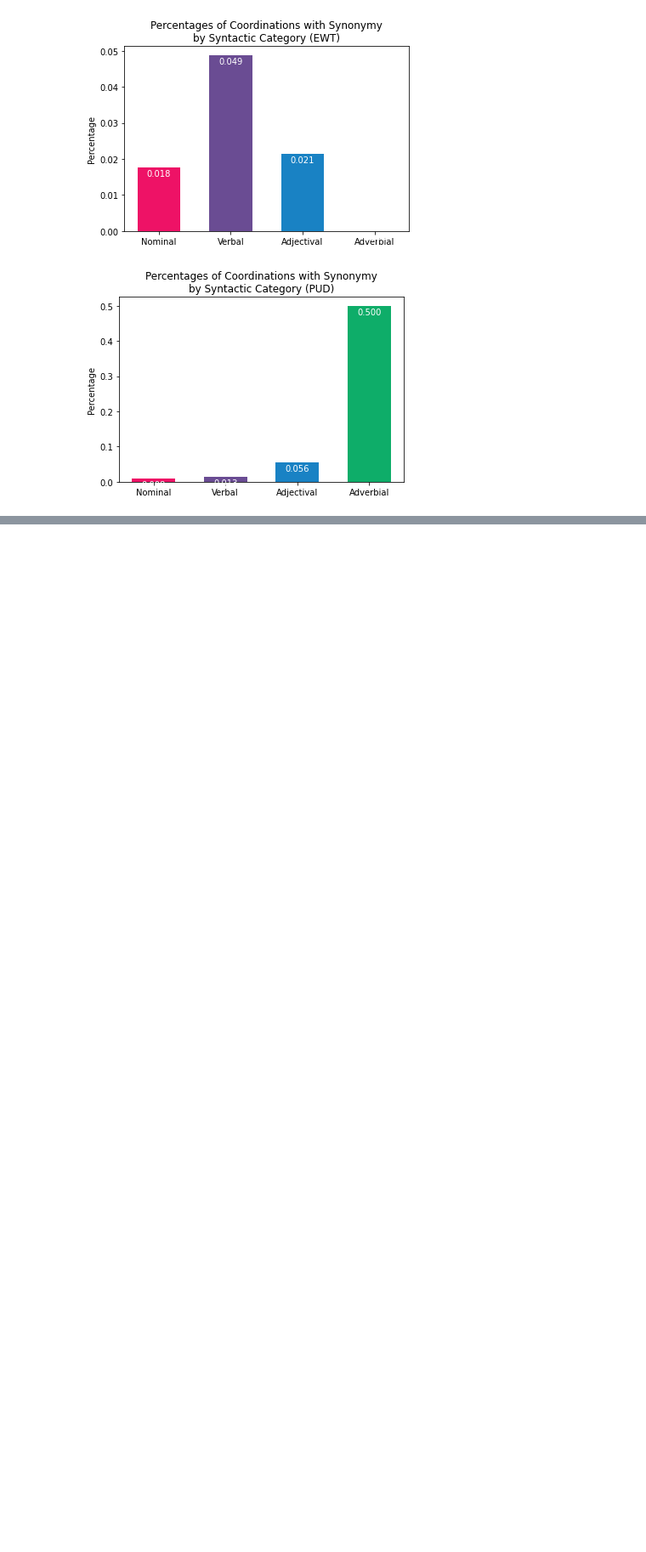
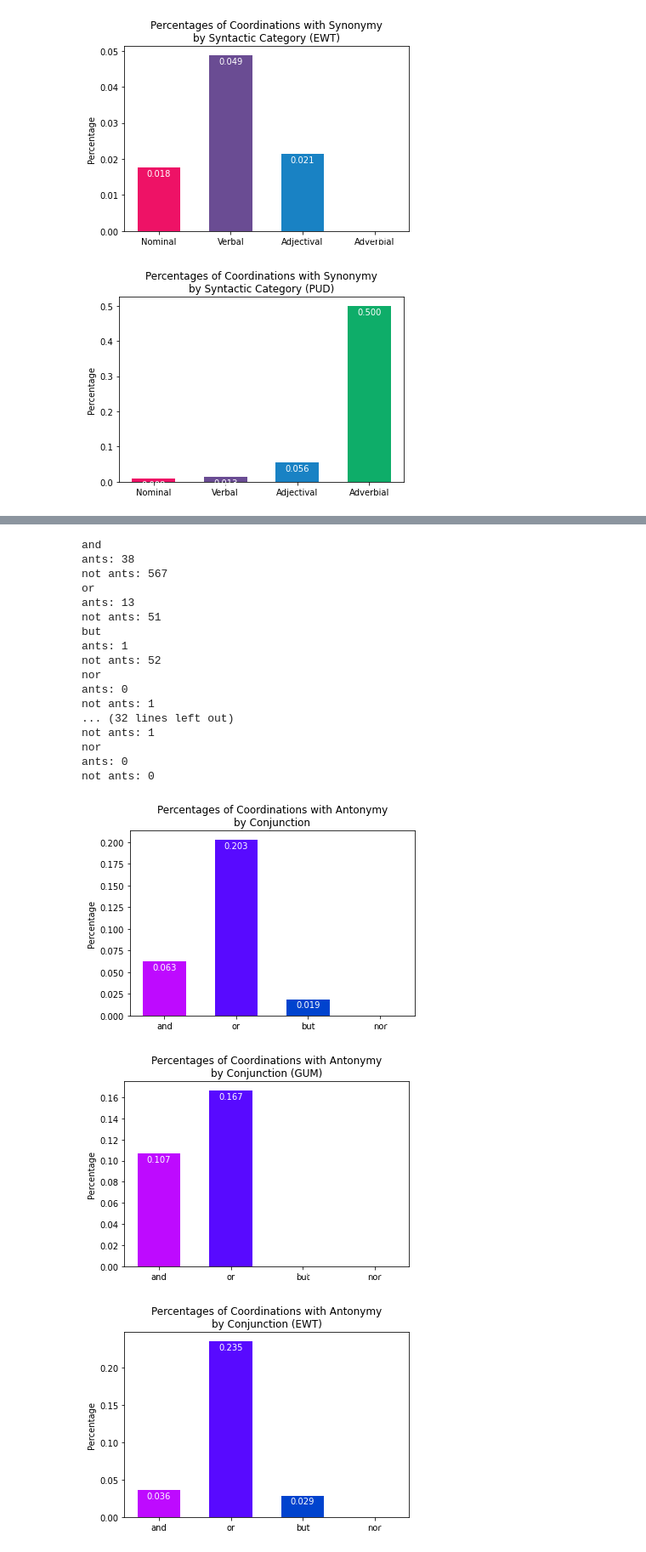
Before and after one commit to jkallini/SemanticCoordinationAnalysis, a Jupyter notebook: analysis.ipynb, the cells around one changed output, grey strips where cells are left out. Shown: that part at 85% size. Drawn from its saved outputs; the diff is of its cells as text; code cells hidden in the pictures; blank space fills up the shorter version.

Commit message:
Add antonymy relation

```diff
--- a/analysis.ipynb
+++ b/analysis.ipynb
@@ -107,10 +107,13 @@ pud_synonymy_df, pud_antonymy_df, pud_hypernymy_df, pud_cohyponymy_df, pud_entai
 all_synonymy_df = pd.concat(
     [gum_synonymy_df, ewt_synonymy_df, pud_synonymy_df], axis=0, ignore_index=True)
 all_antonymy_df = pd.concat(
-    [gum_antonymy_df, ewt_antonymy_df, pud_synonymy_df], axis=0, ignore_index=True)
+    [gum_antonymy_df, ewt_antonymy_df, pud_antonymy_df], axis=0, ignore_index=True)
 all_hypernymy_df = pd.concat(
-    [gum_hypernymy_df, ewt_hypernymy_df, pud_synonymy_df], axis=0, ignore_index=True)
+    [gum_hypernymy_df, ewt_hypernymy_df, pud_hypernymy_df], axis=0, ignore_index=True)
 all_cohyponymy_df = pd.concat(
-    [gum_cohyponymy_df, ewt_cohyponymy_df, pud_synonymy_df], axis=0, ignore_index=True)
+    [gum_cohyponymy_df, ewt_cohyponymy_df, pud_cohyponymy_df], axis=0, ignore_index=True)
 all_entailment_df = pd.concat(
-    [gum_entailment_df, ewt_entailment_df, pud_synonymy_df], axis=0, ignore_index=True)
+    [gum_entailment_df, ewt_entailment_df, pud_entailment_df], axis=0, ignore_index=True)
+
+utils.pretty_print(all_synonymy_df[all_synonymy_df['Synonyms?']], 'rtf/synonyms.rtf')
+utils.pretty_print(all_antonymy_df[all_antonymy_df['Antonyms?']], 'rtf/antonyms.rtf')
@@ -289,0 +302,14 @@ not syns: 1
+# %%
+def get_antonyms_freqs(df):
+    # Get antonyms
+    ants = df.loc[(df['Antonyms?'] == True)]
+    ants.reset_index(drop=True, inplace=True)
+
+    # Get counts
+    count_ants = len(ants.index)
+    tot = len(df.index)
+
+    print('ants:', count_ants)
+    print('not ants:', tot - count_ants)
+
+    return count_ants / tot if tot != 0 else 0
@@ -289,0 +318,29 @@ not syns: 1
+# %%
+def antonym_conjunction_distribution(df, outfile, source=None):
+    distribution_by_conjunction(df, get_antonyms_freqs, "Antonymy", outfile, source)
+
+antonym_conjunction_distribution(all_antonymy_df, 'charts/antonymy_by_conjunction.pdf')
+antonym_conjunction_distribution(gum_antonymy_df, 'charts/GUM_antonymy_by_conjunction.pdf', source='GUM')
+antonym_conjunction_distribution(ewt_antonymy_df, 'charts/EWT_antonymy_by_conjunction.pdf', source='EWT')
+antonym_conjunction_distribution(pud_antonymy_df, 'charts/PUD_antonymy_by_conjunction.pdf', source='PUD')
+# %% [output]
+and
+ants: 38
+not ants: 567
+or
+ants: 13
+not ants: 51
+but
+ants: 1
+not ants: 52
+nor
+ants: 0
+not ants: 1
+... (32 lines left out)
+not ants: 1
+nor
+ants: 0
+not ants: 0
+[figure, added]
+[figure, added]
+[figure, added]
```
Also changed, not shown: parts of 14 cells of this notebook.
